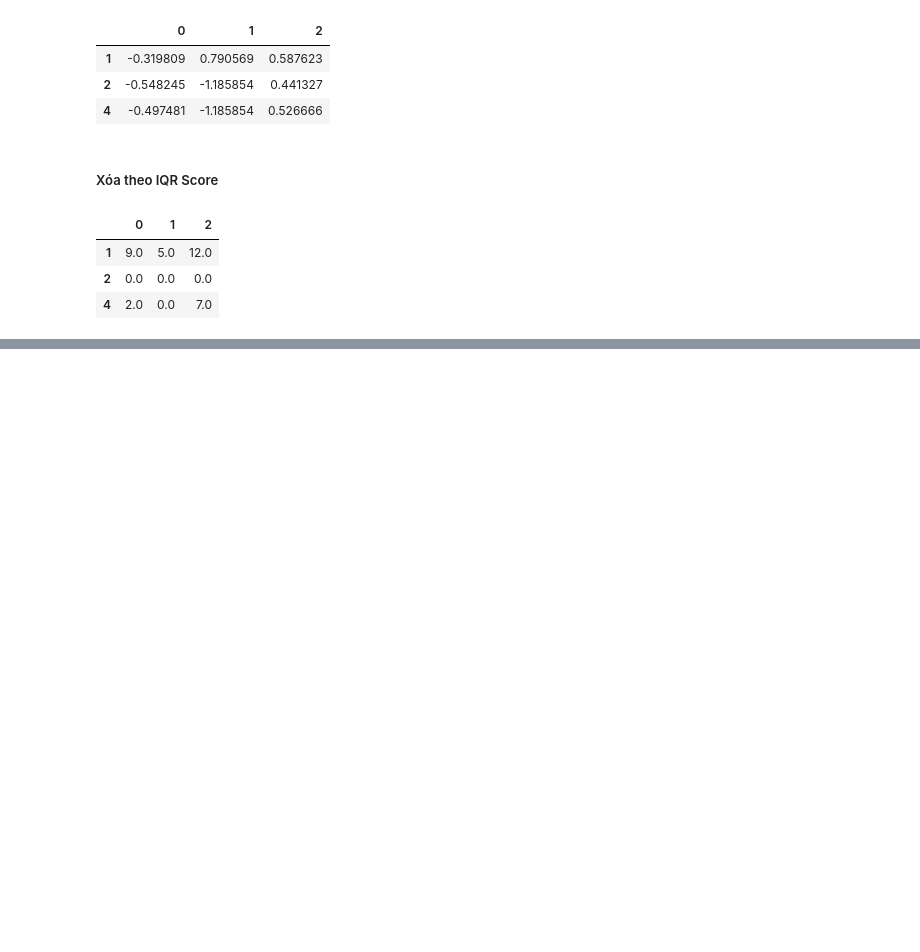
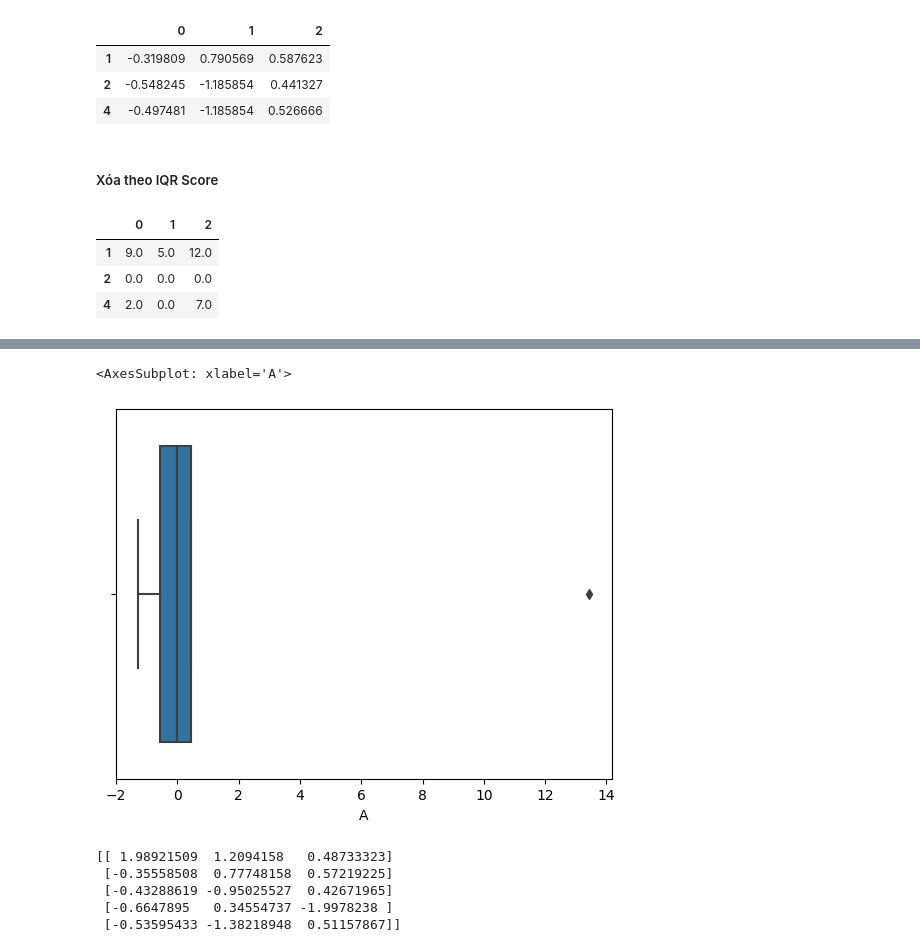
Before and after one commit to BIMSangDQ/BTVN, a Jupyter notebook: 221115_Tiền xử lý dữ liệu.ipynb, the cells around one changed output, grey strips where cells are left out. Saved outputs shown, nothing was run; the diff lists cells and outputs as text; code cells hidden in the pictures; blank space fills up the shorter version.

```diff
--- a/221115_Tiền xử lý dữ liệu.ipynb
+++ b/221115_Tiền xử lý dữ liệu.ipynb
@@ -338,0 +448,9 @@ df
+# %%
+# Quy median về 0
+
+from sklearn.preprocessing import RobustScaler
+
+s_scaler = RobustScaler()
+df_s = s_scaler.fit_transform(df)
+df_s = pd.DataFrame(df_s,columns=['A','B','C'])
+df_s
@@ -338,0 +464,17 @@ df
+# %%
+sns.boxplot(x = df_s['A'])
+# %% [output]
+<AxesSubplot: xlabel='A'>
+[figure, added]
+# %%
+from sklearn.preprocessing import StandardScaler
+
+s_scaler = StandardScaler()
+df_s = s_scaler.fit_transform(df)
+print(df_s)
+# %% [output]
+[[ 1.98921509  1.2094158   0.48733323]
+ [-0.35558508  0.77748158  0.57219225]
+ [-0.43288619 -0.95025527  0.42671965]
+ [-0.6647895   0.34554737 -1.9978238 ]
+ [-0.53595433 -1.38218948  0.51157867]]
```
Also changed, not shown: parts of 17 cells of this notebook, 3 other files.
